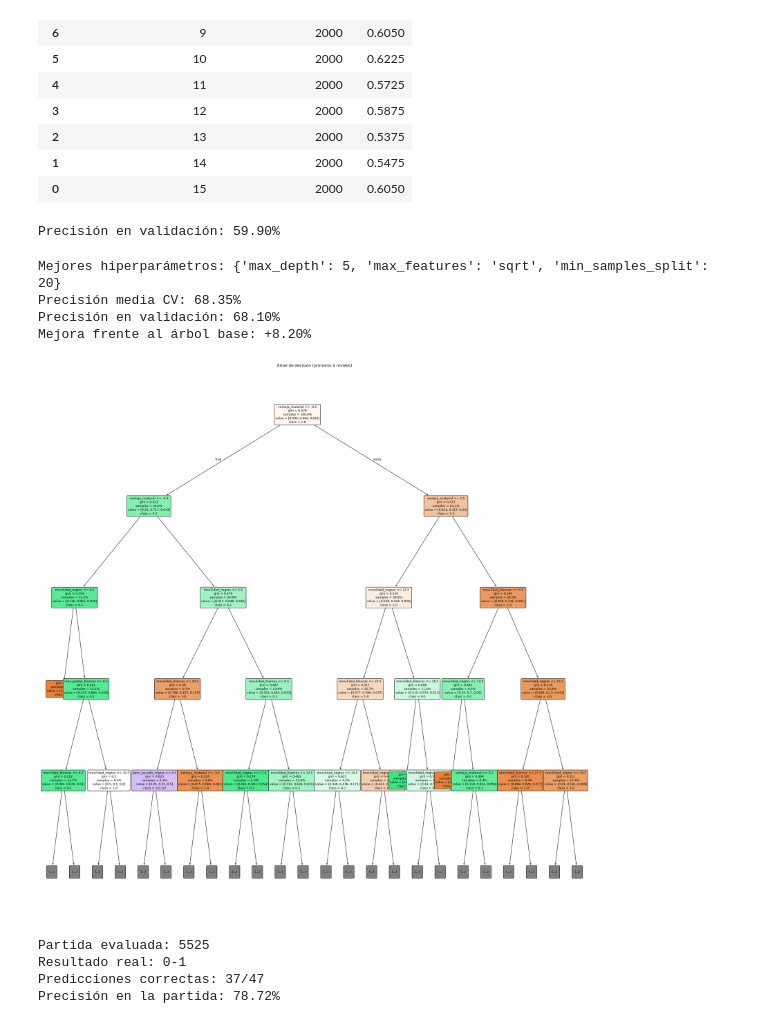
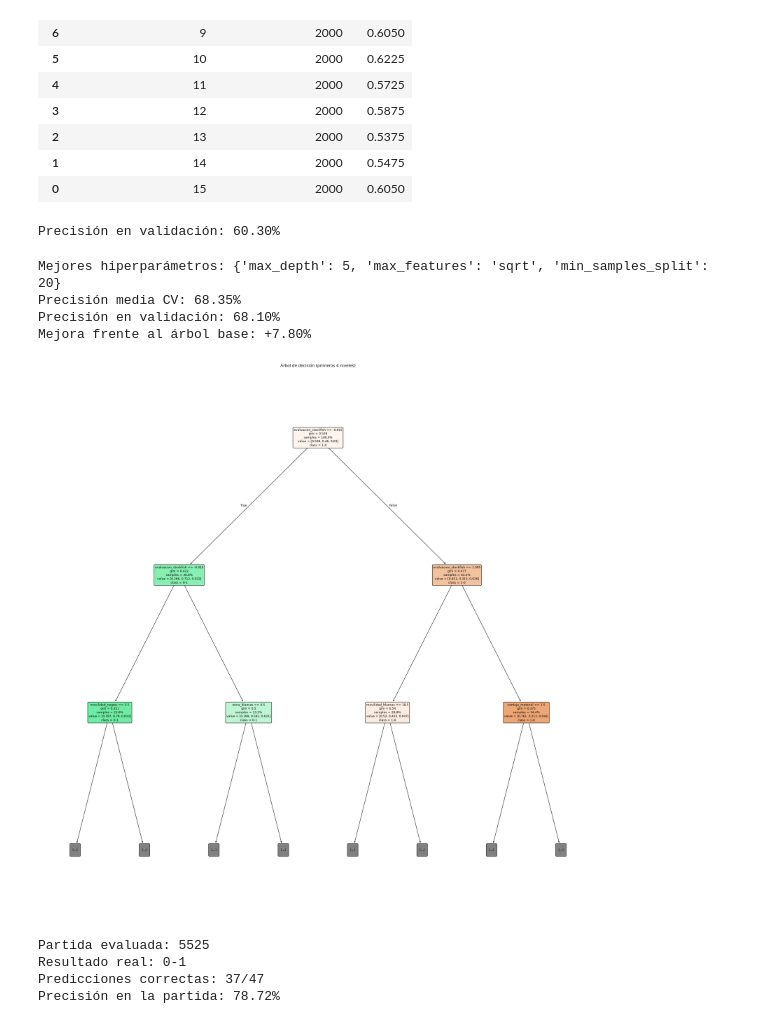
Before and after one commit to hbuelta/Decision-Trees-chess-, a Jupyter notebook: decision_tree_chess.ipynb, the cells around one changed output. Cells and saved outputs as stored; diff of their text form; code cells hidden in the pictures.

```diff
--- a/decision_tree_chess.ipynb
+++ b/decision_tree_chess.ipynb
@@ -277,8 +277,9 @@ def evaluacion_stockfish(tablero: chess.Board, motor: chess.engine.SimpleEngine)
         tablero,
         chess.engine.Limit(depth=STOCKFISH_DEPTH),
     )
-    puntuacion = informacion["score"].pov(chess.WHITE).score(mate_score=10000)
-    return float(np.clip(puntuacion / 100, -100, 100))
+    puntuacion = informacion["score"].pov(chess.WHITE)
+    puntuacion_en_alfiles = puntuacion.score(mate_score=2000)
+    return float(np.clip(puntuacion_en_alfiles / 100, -20, 20))
 
 
 def caracteristicas_con_stockfish(
@@ -543,7 +544,7 @@ precision_validation = accuracy_score(y_validation, predicciones_validation)
 print(f"Precisión en validación: {precision_validation:.2%}")
 #precision_validation
 # %% [output]
-Precisión en validación: 59.90%
+Precisión en validación: 60.30%
 # %%
 param_grid_arbol = {
     "max_depth": [3, 5, 7, 10, None],
@@ -592,27 +593,27 @@ precision_validation = precision_optimizada
 Mejores hiperparámetros: {'max_depth': 5, 'max_features': 'sqrt', 'min_samples_split': 20}
 Precisión media CV: 68.35%
 Precisión en validación: 68.10%
-Mejora frente al árbol base: +8.20%
+Mejora frente al árbol base: +7.80%
 # %%
 
 
 plt.figure(figsize=(24, 24))
 plot_tree(
     arbol_decision,
     feature_names=CARACTERISTICAS,
     class_names=[resultado for resultado in RESULTADO_A_CLASE],
     filled=True,
     rounded=True,
-    max_depth=4,
+    max_depth=2,
     impurity=True,
     proportion=True,
     fontsize=9,
 )
 plt.title("Árbol de decisión (primeros 4 niveles)")
 plt.tight_layout()
 plt.show()
 # %% [output]
-[figure, old version]
+[figure, new version]
 # %%
 INDICE_PARTIDA_PRUEBA = 5525
 partida_prueba = partida_para_prueba(PGN_ZST_PATH, INDICE_PARTIDA_PRUEBA)
```
Also changed, not shown: parts of 3 cells of this notebook.
